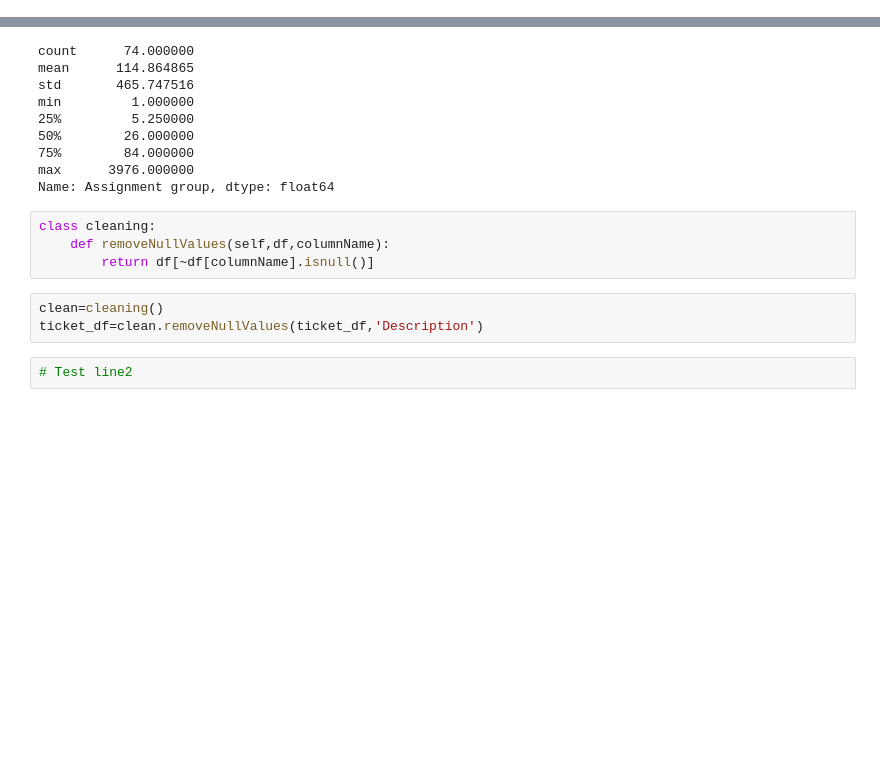
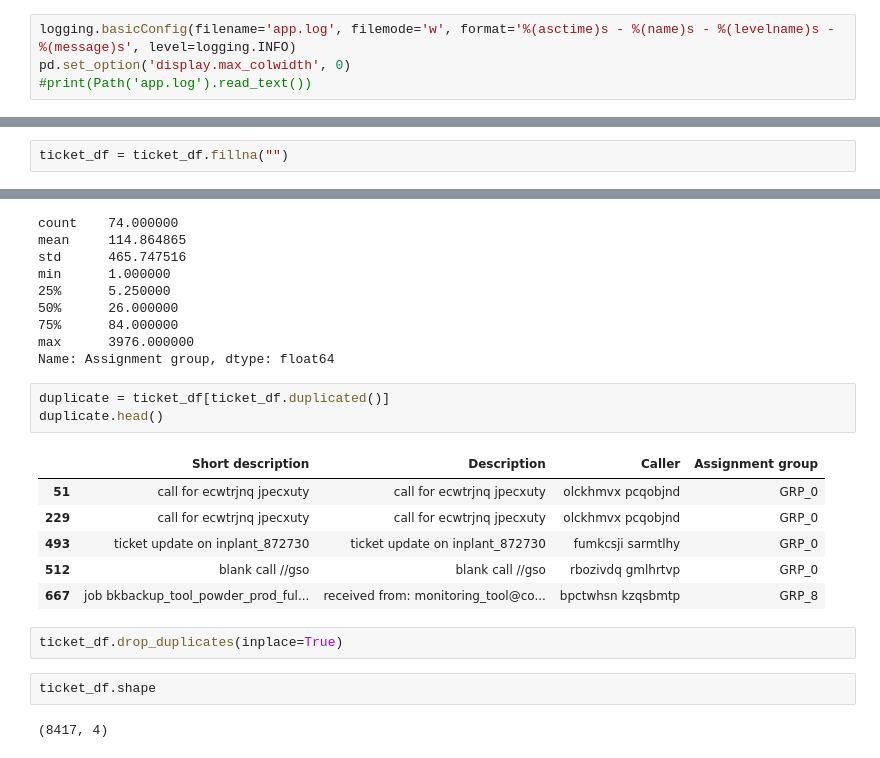
Before and after one commit to mkmanianv/automaticTicketAssignment, a Jupyter notebook: NLP_Automatic_Ticket_Assignment_Capstone_Project.ipynb, the cells around one changed output, grey strips where cells are left out. Drawn from its saved outputs; the diff is of its cells as text; blank space fills up the shorter version.

```diff
--- a/NLP_Automatic_Ticket_Assignment_Capstone_Project.ipynb
+++ b/NLP_Automatic_Ticket_Assignment_Capstone_Project.ipynb
@@ -4,0 +37,4 @@ import sys, os
+# %%
+logging.basicConfig(filename='app.log', filemode='w', format='%(asctime)s - %(name)s - %(levelname)s - %(message)s', level=logging.INFO)
+pd.set_option('display.max_colwidth', 0)
+#print(Path('app.log').read_text())
@@ -27,3 +82,5 @@ ticket_df.describe()
+# %%
+ticket_df = ticket_df.fillna("")
 # %%
 ticket_df.isnull().sum()
 # %% [output]
@@ -46,11 +103,18 @@ min         1.000000
 max      3976.000000
 Name: Assignment group, dtype: float64
-# %%
-class cleaning:
-    def removeNullValues(self,df,columnName):
-        return df[~df[columnName].isnull()]
-# %%
-clean=cleaning()
-ticket_df=clean.removeNullValues(ticket_df,'Description')
-# %%
-# Test line2
+# %%
+duplicate = ticket_df[ticket_df.duplicated()]
+duplicate.head()
+# %% [output]
+|  | Short description | Description | Caller | Assignment group |
+| 51 | call for ecwtrjnq jpecxuty | call for ecwtrjnq jpecxuty | olckhmvx pcqobjnd | GRP_0 |
+| 229 | call for ecwtrjnq jpecxuty | call for ecwtrjnq jpecxuty | olckhmvx pcqobjnd | GRP_0 |
+| 493 | ticket update on inplant_872730 | ticket update on inplant_872730 | fumkcsji sarmtlhy | GRP_0 |
+| 512 | blank call //gso | blank call //gso | rbozivdq gmlhrtvp | GRP_0 |
+| 667 | job bkbackup_tool_powder_prod_ful... | received from: monitoring_tool@co... | bpctwhsn kzqsbmtp | GRP_8 |
+# %%
+ticket_df.drop_duplicates(inplace=True)
+# %%
+ticket_df.shape
+# %% [output]
+(8417, 4)
```
Also changed, not shown: parts of 19 cells of this notebook.
